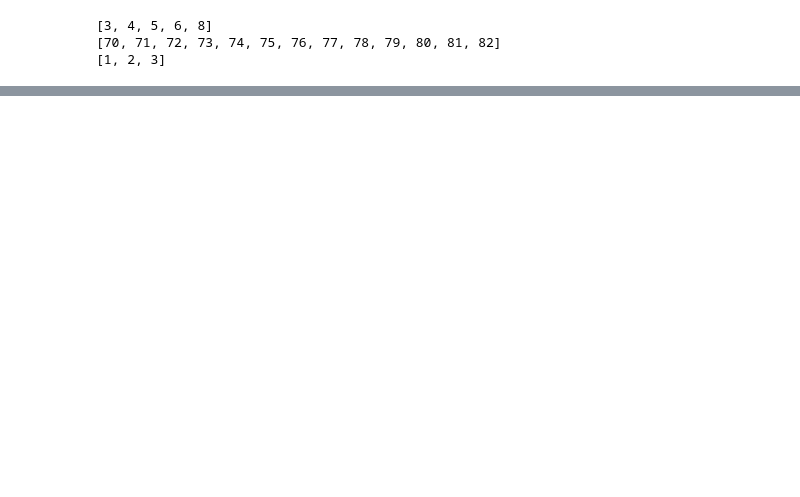
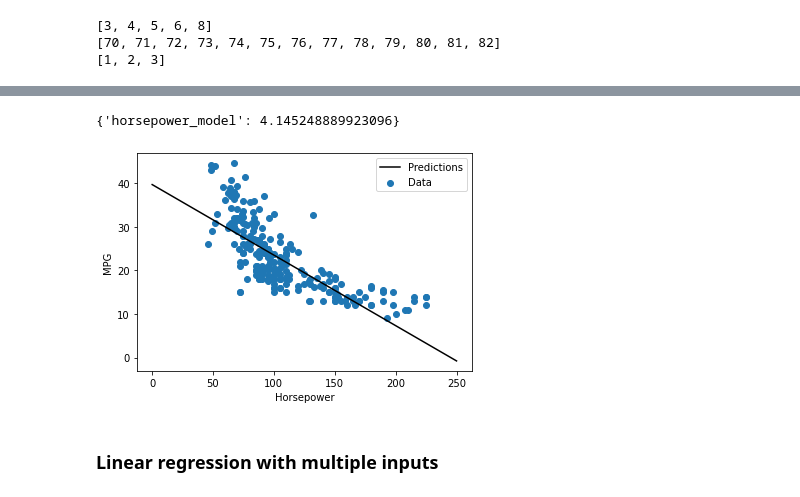
Before and after one commit to Srushanth/Predict-Fuel-Efficiency-using-TensorFlow, a Jupyter notebook: Solution.ipynb, the cells around one changed output, grey strips where cells are left out. Drawn from its saved outputs; the diff is of its cells as text; code cells hidden in the pictures; blank space fills up the shorter version.

```diff
--- a/Solution.ipynb
+++ b/Solution.ipynb
@@ -148,0 +396,14 @@ pd.get_dummies(dataset, columns=['Origin'], prefix='', prefix_sep='')
+# %%
+horsepower_model.compile(
+    optimizer=tf.optimizers.Adam(learning_rate=0.1),
+    loss='mean_absolute_error'
+)
+# %%
+%%time
+history = horsepower_model.fit(
+    X_train.Horsepower,
+    y_train,
+    epochs=100,
+    verbose=0,
+    validation_split=0.2
+)
@@ -148,0 +440,20 @@ pd.get_dummies(dataset, columns=['Origin'], prefix='', prefix_sep='')
+# %%
+test_results
+# %% [output]
+{'horsepower_model': 4.145248889923096}
+# %%
+x = tf.linspace(0.0, 250, 251)
+y = horsepower_model.predict(x)
+# %%
+def plot_horsepower(x, y):
+    plt.scatter(X_train.Horsepower, y_train, label='Data')
+    plt.plot(x, y, color='k', label='Predictions')
+    plt.xlabel('Horsepower')
+    plt.ylabel('MPG')
+    plt.legend()
+# %%
+plot_horsepower(x, y)
+# %% [output]
+[figure, added]
+# %% [markdown]
+### Linear regression with multiple inputs
```
Also changed, not shown: parts of 65 cells of this notebook.
